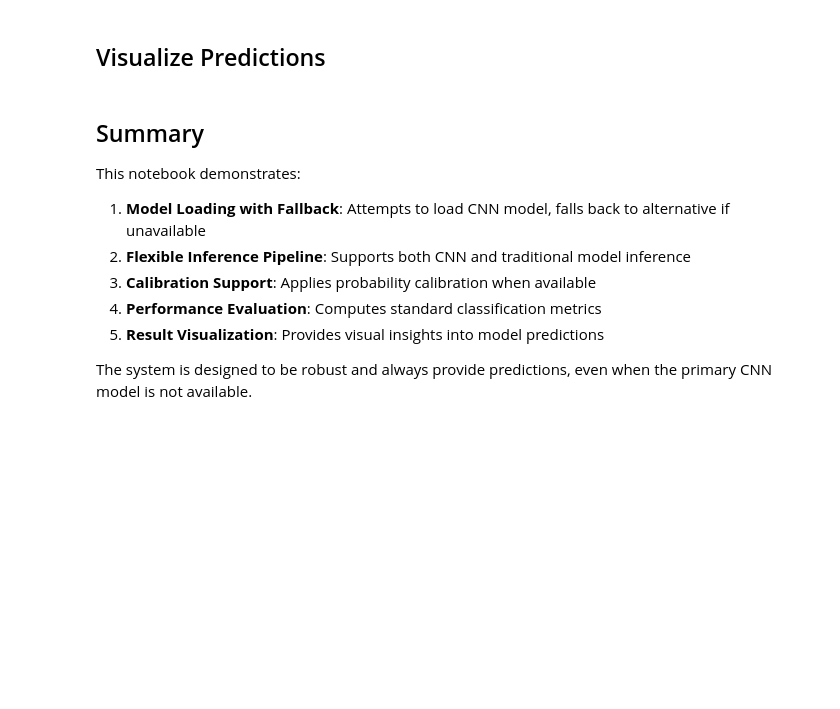
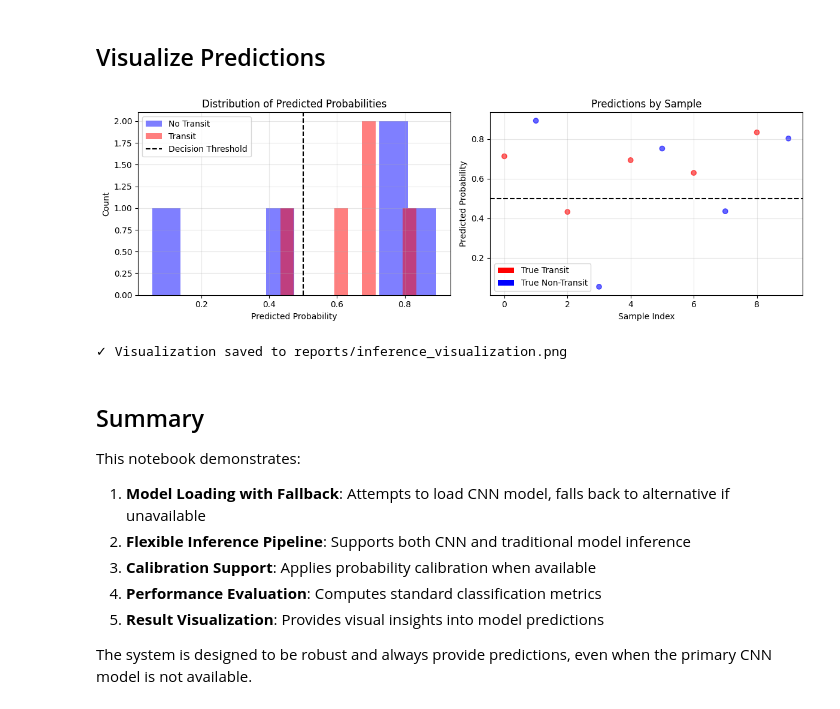
Before and after one commit to exoplanet-spaceapps/model, a Jupyter notebook: notebooks/04_newdata_inference.ipynb, the cells around one changed output. Cells and saved outputs as stored; diff of their text form; code cells hidden in the pictures; blank space fills up the shorter version.

```diff
--- a/notebooks/04_newdata_inference.ipynb
+++ b/notebooks/04_newdata_inference.ipynb
@@ -7,10 +7,19 @@ This notebook demonstrates inference on new data using the trained CNN model, wi
 import os
 import json
 import numpy as np
-import torch
+
+try:
+    import torch
+except ImportError:
+    torch = None
+    print("⚠ PyTorch not available; CNN inference disabled.")
+
 import joblib
 from pathlib import Path
 
 # Check device availability
-device = 'mps' if torch.backends.mps.is_available() else 'cuda' if torch.cuda.is_available() else 'cpu'
+if torch is not None:
+    device = 'mps' if torch.backends.mps.is_available() else 'cuda' if torch.cuda.is_available() else 'cpu'
+else:
+    device = 'cpu'
 print(f"Using device: {device}")
@@ -19,6 +30,10 @@ print(f"Using device: {device}")
 # %%
 def load_cnn_model(model_path='artifacts/cnn1d.pt', calibrator_path='artifacts/calibrator.joblib'):
     """Load CNN model and calibrator if available."""
+    if torch is None:
+        print("✗ PyTorch not available; skipping CNN model load.")
+        return None, None
+
     model = None
     calibrator = None
 
@@ -54,7 +69,8 @@ def load_fallback_model():
     # Placeholder for loading an alternative model
     # This could be a scikit-learn model, XGBoost, etc.
     print("⚠ Loading fallback model (mock implementation)")
-    return lambda x: np.random.random(len(x) if hasattr(x, '__len__') else 1)
+    rng = np.random.default_rng()
+    return lambda x: float(rng.random())
 # %%
 # Load models
 cnn_model, calibrator = load_cnn_model()
@@ -117,6 +143,9 @@ print(f"Non-transit samples: {n_test_samples - sum(d['true_label'] for d in test
 def cnn_inference(model, data, calibrator=None):
     """Run inference using CNN model."""
     from app.data.fold import make_views
+    if torch is None:
+        raise RuntimeError("PyTorch not available; cannot run CNN inference.")
+
 
     predictions = []
 
@@ -163,7 +192,14 @@ def fallback_inference(model, data):
         ]
         # Mock prediction
         pred = model(features)
-        predictions.append(float(pred))
+        pred_array = np.asarray(pred, dtype=float)
+        if pred_array.size == 0:
+            raise ValueError("Fallback model returned empty prediction.")
+        if pred_array.size > 1:
+            pred_value = float(pred_array.mean())
+        else:
+            pred_value = float(pred_array.item())
+        predictions.append(pred_value)
 
     return np.array(predictions)
 # %% [markdown]
@@ -230,6 +291,8 @@ print(f"\n✓ Results saved to {results_dir / 'inference_results.json'}")
 # %% [markdown]
 ## Visualize Predictions
 # %%
+import matplotlib
+matplotlib.use('Agg')
 import matplotlib.pyplot as plt
 
 # Plot probability distribution
@@ -239,35 +302,42 @@ fig, (ax1, ax2) = plt.subplots(1, 2, figsize=(12, 4))
 transit_probs = predictions[true_labels == 1]
 no_transit_probs = predictions[true_labels == 0]
 
 ax1.hist(no_transit_probs, bins=10, alpha=0.5, label='No Transit', color='blue')
 ax1.hist(transit_probs, bins=10, alpha=0.5, label='Transit', color='red')
 ax1.axvline(x=0.5, color='black', linestyle='--', label='Decision Threshold')
 ax1.set_xlabel('Predicted Probability')
 ax1.set_ylabel('Count')
 ax1.set_title('Distribution of Predicted Probabilities')
 ax1.legend()
 ax1.grid(True, alpha=0.3)
 
 # Scatter plot of predictions vs truth
 colors = ['blue' if t == 0 else 'red' for t in true_labels]
 ax2.scatter(range(len(predictions)), predictions, c=colors, alpha=0.6)
 ax2.axhline(y=0.5, color='black', linestyle='--')
 ax2.set_xlabel('Sample Index')
 ax2.set_ylabel('Predicted Probability')
 ax2.set_title('Predictions by Sample')
 ax2.grid(True, alpha=0.3)
 
 # Add legend
 from matplotlib.patches import Patch
 legend_elements = [Patch(facecolor='red', label='True Transit'),
                   Patch(facecolor='blue', label='True Non-Transit')]
 ax2.legend(handles=legend_elements)
 
 plt.tight_layout()
 plt.savefig('reports/inference_visualization.png', dpi=150, bbox_inches='tight')
-plt.show()
+backend = plt.get_backend().lower()
+if backend not in {'agg', 'svg', 'pdf'}:
+    plt.show()
+plt.close(fig)
 
-print("\n✓ Visualization saved to reports/inference_visualization.png")
+print()
+print('✓ Visualization saved to reports/inference_visualization.png')
+# %% [output]
+[figure, added]
+✓ Visualization saved to reports/inference_visualization.png
 # %% [markdown]
 ## Summary
 
```
Also changed, not shown: parts of 5 cells of this notebook, 5 other files.
